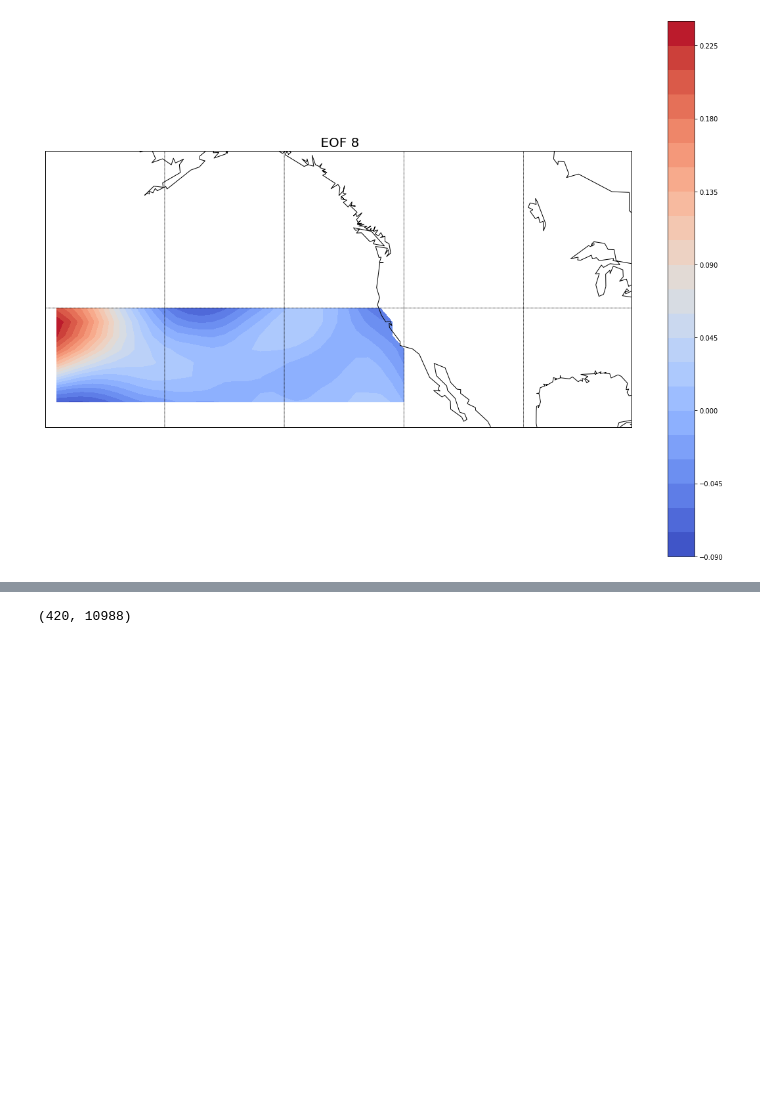
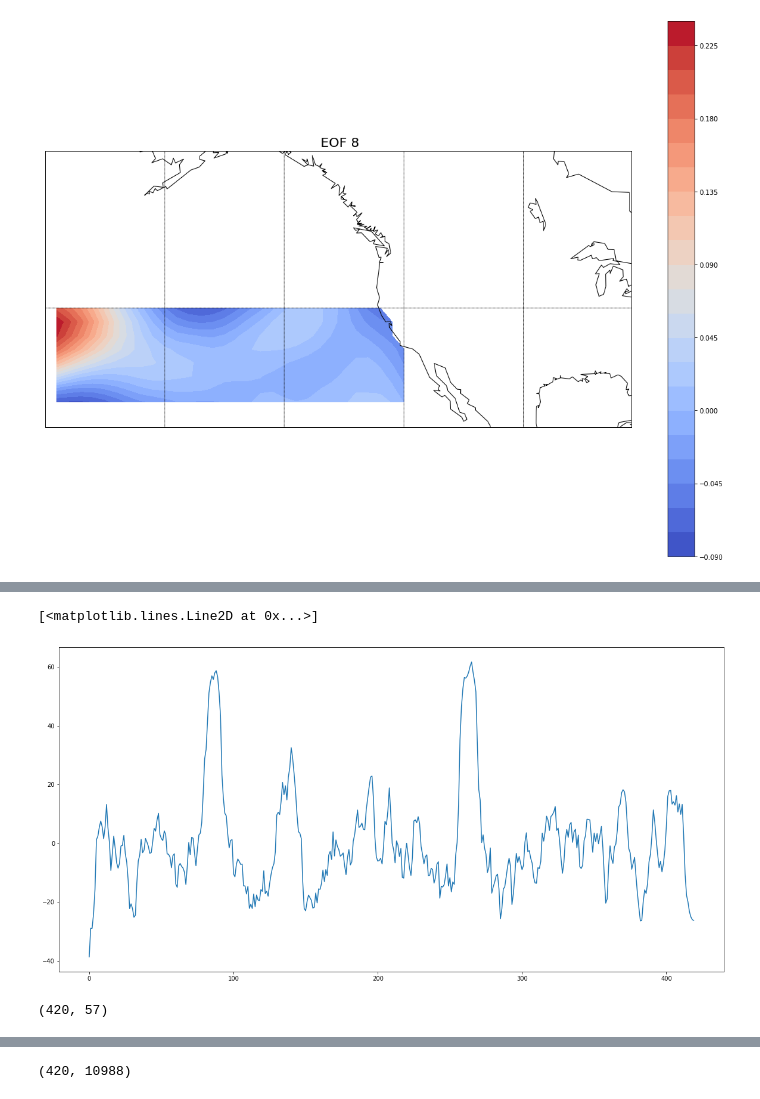
Before and after one commit to alchemist5617/timeseries-networks, a Jupyter notebook: whole_data_validation/SST_EOF_plot.ipynb, the cells around one changed output, grey strips where cells are left out. Saved outputs shown, nothing was run; the diff lists cells and outputs as text; code cells hidden in the pictures; blank space fills up the shorter version.

```diff
--- a/whole_data_validation/SST_EOF_plot.ipynb
+++ b/whole_data_validation/SST_EOF_plot.ipynb
@@ -263,0 +263,6 @@ The dedent function was deprecated in Matplotlib 3.1 and will be removed in 3.3.
+# %%
+train_start = 1976
+validation_end = 2010
+f = 12
+n_components_sst = 57
+tau =12
@@ -263,0 +285,37 @@ The dedent function was deprecated in Matplotlib 3.1 and will be removed in 3.3.
+# %%
+treshold = 95
+# %%
+extremes = np.zeros(data_sst.shape)
+for i in range(data_sst.shape[1]):
+    d = data_sst.iloc[:,i].values.copy()
+    #extremes[d <= np.percentile(d,100 - treshold),i] = -1
+    extremes[d >= np.percentile(d,treshold),i] = 1
+# %%
+V, U, S, ts, eig, explained, max_comps = rung.pca_svd(extremes,truncate_by='max_comps', max_comps=n_components_sst)
+
+
+Vr, Rot = rung.varimax(V)
+Vr = rung.svd_flip(Vr)
+
+# Get explained variance of rotated components
+s2 = np.diag(S)**2 / (ts.shape[0] - 1.)
+
+# matrix with diagonal containing variances of rotated components
+S2r = np.dot(np.dot(np.transpose(Rot), np.matrix(np.diag(s2))), Rot)
+expvar = np.diag(S2r)
+
+sorted_expvar = np.sort(expvar)[::-1]
+# s_orig = ((Vt.shape[1] - 1) * s2) ** 0.5
+
+# reorder all elements according to explained variance (descending)
+nord = np.argsort(expvar)[::-1]
+Vr = Vr[:, nord]
+
+# Get time series of UNMASKED data
+comps_ts = np.matmul(np.array(data_sst),Vr)
+
+df_sst = pd.DataFrame({"lons":lon_sst_list,"lats":lat_sst_list})
+
+lon_temp = df_sst["lons"].values
+lon_temp[lon_temp > 180] = lon_temp[lon_temp > 180] -360
+df_sst["lons"].vlues = lon_temp
@@ -263,0 +371,9 @@ The dedent function was deprecated in Matplotlib 3.1 and will be removed in 3.3.
+# %%
+plt.plot(comps_ts[:,1])
+# %% [output]
+[<matplotlib.lines.Line2D at 0x...>]
+[figure, added]
+# %%
+comps_ts.shape
+# %% [output]
+(420, 57)
```
Also changed, not shown: parts of 10 cells of this notebook, 43 other files.
